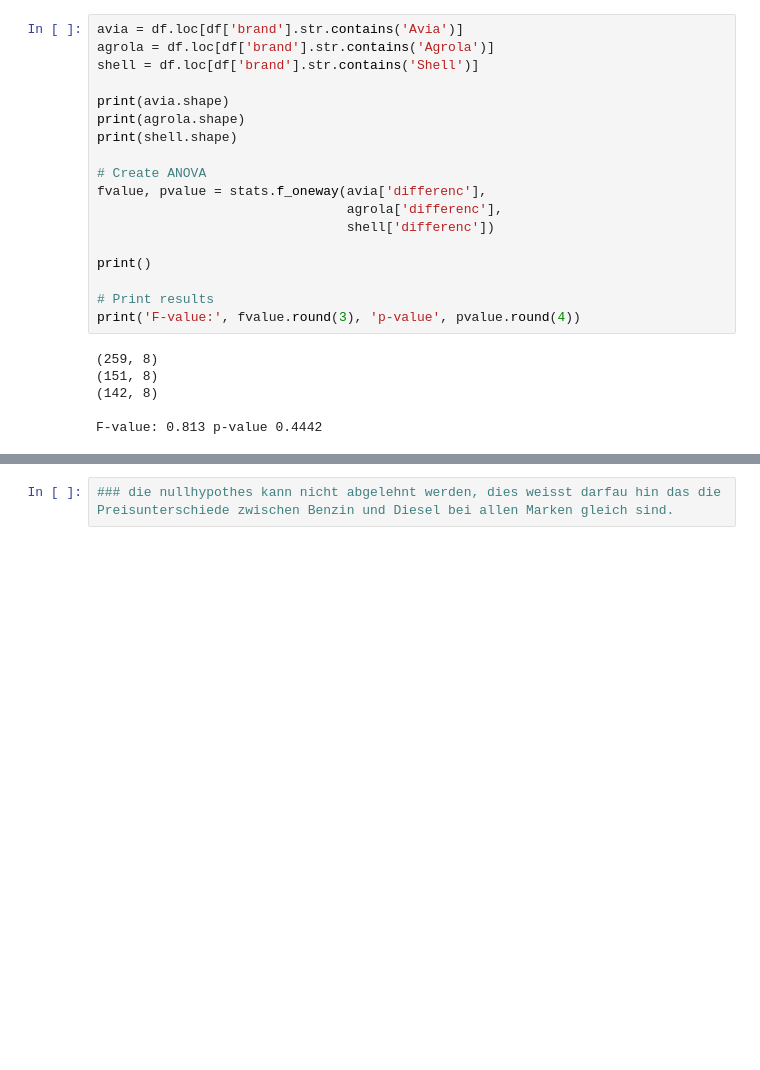
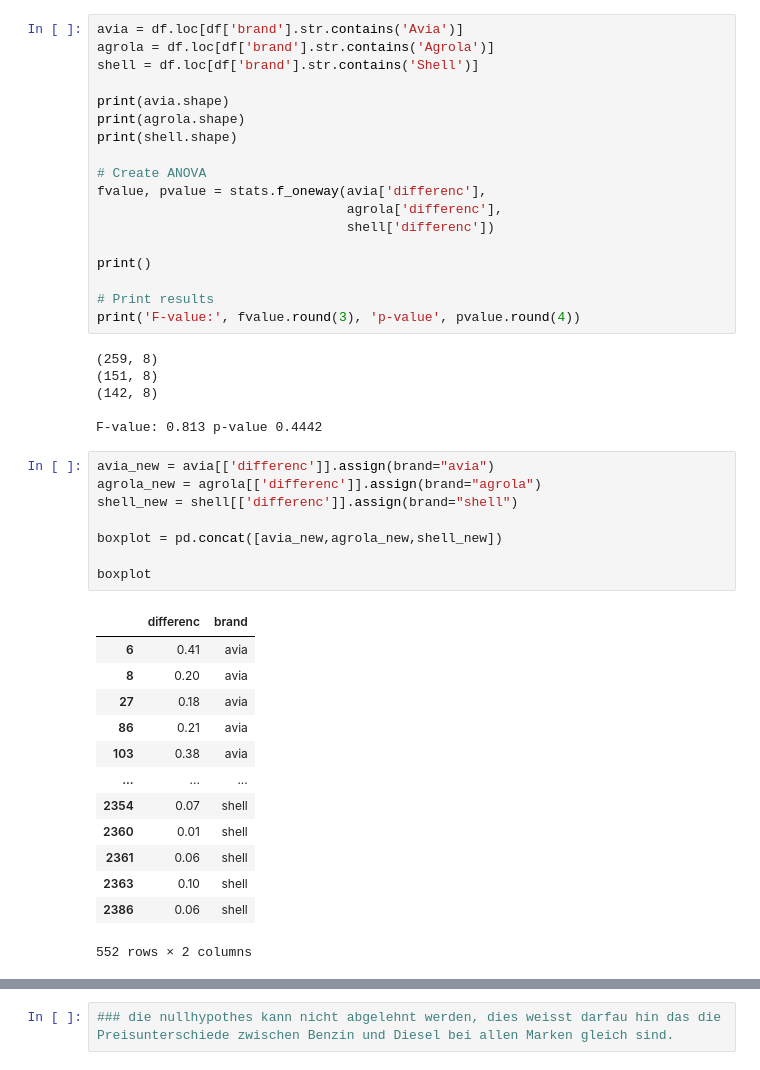
Before and after one commit to m011018/TS, a Jupyter notebook: Master/master_doc.ipynb, the cells around one changed output, grey strips where cells are left out. Cells and saved outputs as stored; diff of their text form; blank space fills up the shorter version.

```diff
--- a/Master/master_doc.ipynb
+++ b/Master/master_doc.ipynb
@@ -525,3 +525,25 @@ print('F-value:', fvalue.round(3), 'p-value', pvalue.round(4))
 (142, 8)
 
 F-value: 0.813 p-value 0.4442
+# %%
+avia_new = avia[['differenc']].assign(brand="avia")
+agrola_new = agrola[['differenc']].assign(brand="agrola")
+shell_new = shell[['differenc']].assign(brand="shell")
+
+boxplot = pd.concat([avia_new,agrola_new,shell_new])
+
+boxplot
+# %% [output]
+|  | differenc | brand |
+| 6 | 0.41 | avia |
+| 8 | 0.20 | avia |
+| 27 | 0.18 | avia |
+| 86 | 0.21 | avia |
+| 103 | 0.38 | avia |
+| ... | ... | ... |
+| 2354 | 0.07 | shell |
+| 2360 | 0.01 | shell |
+| 2361 | 0.06 | shell |
+| 2363 | 0.10 | shell |
+| 2386 | 0.06 | shell |
+552 rows × 2 columns
```
Also changed, not shown: parts of 1 cell of this notebook.
